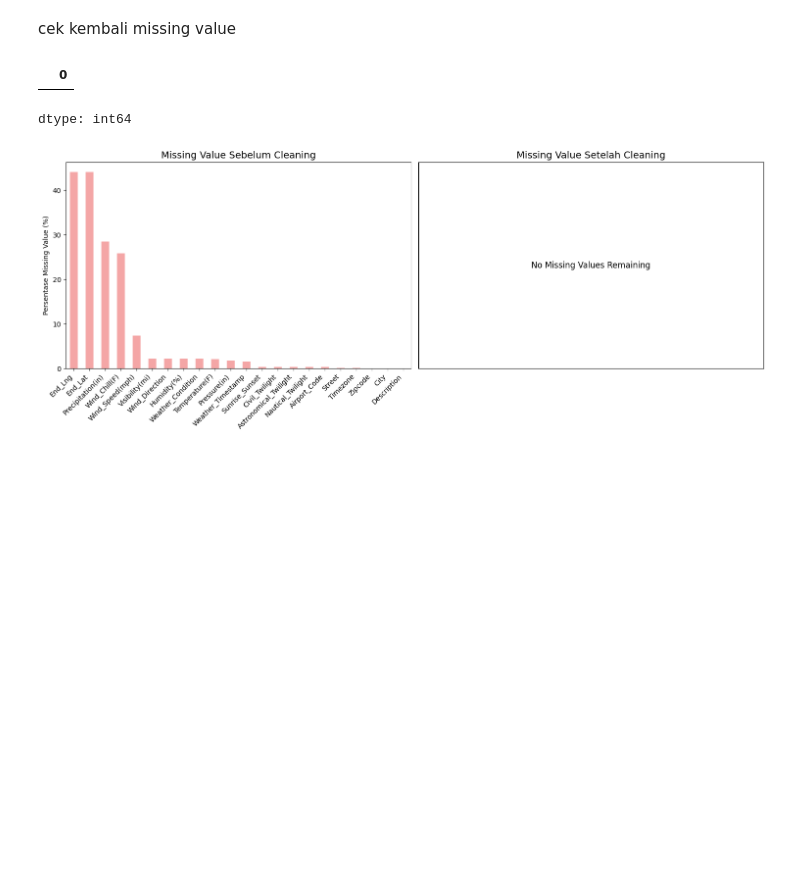
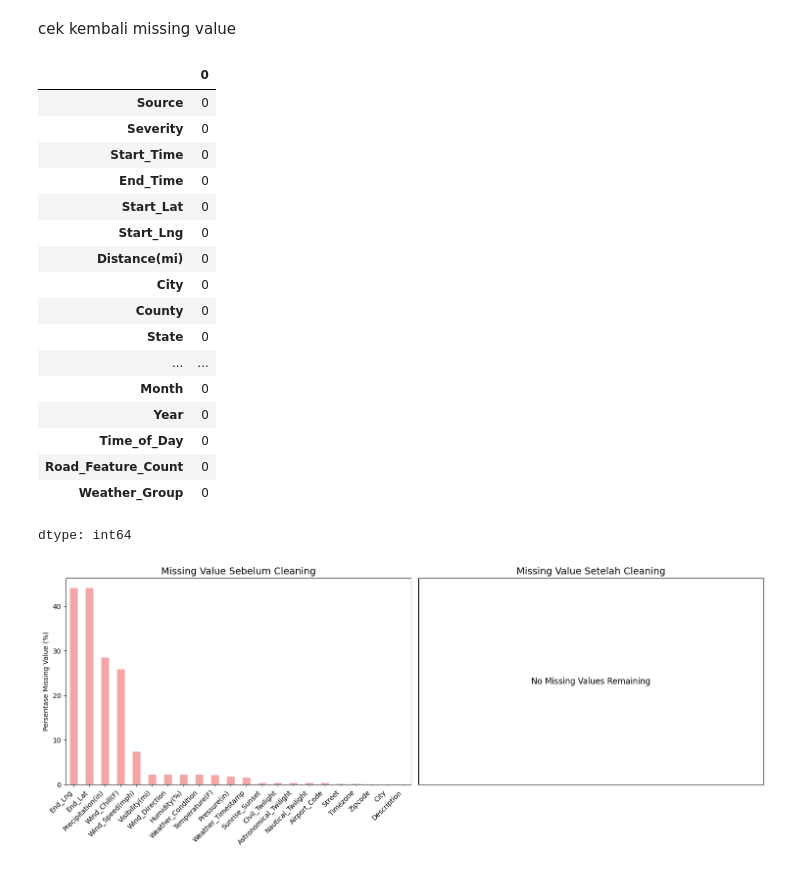
Before and after one commit to AhsanDz/4-Ahsan, a Jupyter notebook: EDA_Ahsan.ipynb, the cells around one changed output. Saved outputs shown, nothing was run; the diff lists cells and outputs as text; code cells hidden in the pictures; blank space fills up the shorter version.

```diff
--- a/EDA_Ahsan.ipynb
+++ b/EDA_Ahsan.ipynb
@@ -230,9 +263,25 @@ for col in categorical_cols:
 cek kembali missing value
 # %%
 missing_after = df.isnull().sum()
-missing_after[missing_after > 0]
+missing_after
 # %% [output]
 |  | 0 |
+| Source | 0 |
+| Severity | 0 |
+| Start_Time | 0 |
+| End_Time | 0 |
+| Start_Lat | 0 |
+| Start_Lng | 0 |
+| Distance(mi) | 0 |
+| City | 0 |
+| County | 0 |
+| State | 0 |
+| ... | ... |
+| Month | 0 |
+| Year | 0 |
+| Time_of_Day | 0 |
+| Road_Feature_Count | 0 |
+| Weather_Group | 0 |
 dtype: int64
 # %%
 missing_before = missing_percentages
```
Also changed, not shown: parts of 24 cells of this notebook.
